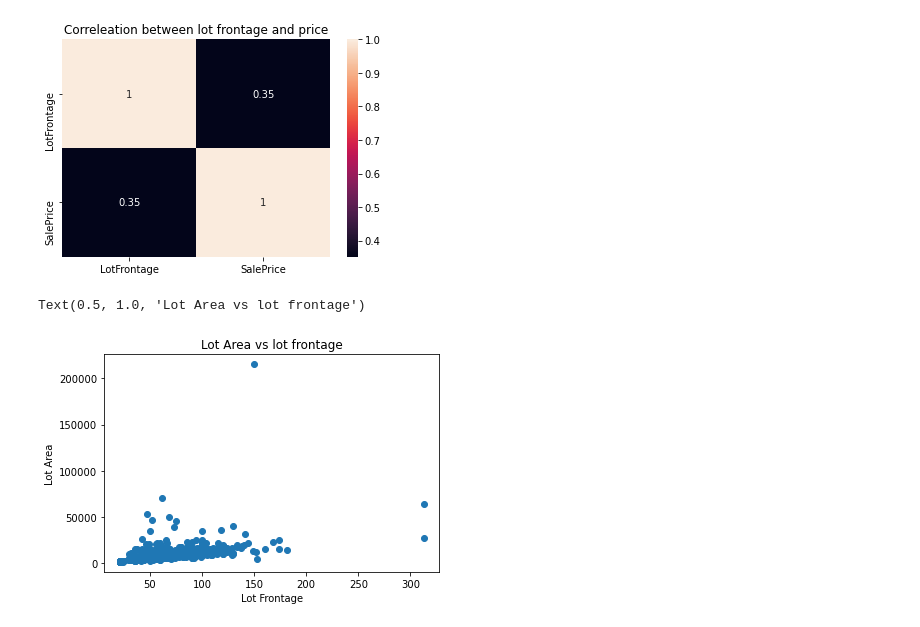
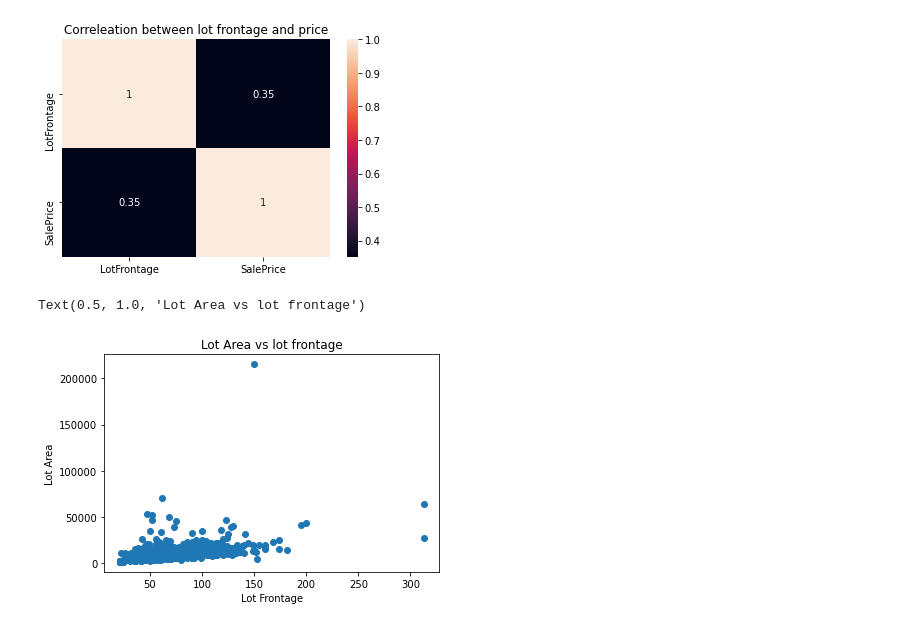
Before and after one commit to nehelmalhotra/Boston-Housing-Prices, a Jupyter notebook: Boston_price_prediction.ipynb, the cells around one changed output. Drawn from its saved outputs; the diff is of its cells as text; code cells hidden in the pictures.

```diff
--- a/Boston_price_prediction.ipynb
+++ b/Boston_price_prediction.ipynb
@@ -75,3 +105,7 @@ df_train
 drop_columns = ['Alley','PoolQC','Fence','MiscFeature']
 df_train.drop(drop_columns,axis = 1,inplace=True)
 df_test.drop(drop_columns,axis=1,inplace=True)
+# %%
+#Concatenate the two datasets together for cleaning and feature engineering
+df = pd.concat([df_train,df_test],axis=0,sort=False)
+df.reset_index(inplace=True,drop=True)
@@ -110,0 +136,5 @@ df_test.drop(['FireplaceQu'],axis=1,inplace=True)
+# %%
+#A lot of the columns have missing values because the input was NA which means that the feature was not avaialble. Therefore, these values can be filled with a string "None" as "no" is already used as a response
+
+fill_columns = ['BsmtQual','BsmtCond','BsmtExposure','BsmtFinType1','BsmtFinType2','GarageType','GarageFinish','GarageQual','GarageCond','FireplaceQu']
+df[fill_columns] = df[fill_columns].fillna("None")
@@ -110,0 +161,4 @@ df_test.drop(['FireplaceQu'],axis=1,inplace=True)
+# %%
+#It will be easier to conduct futher cleaning by splitting the data in numberical and categorial data
+object_df = df.select_dtypes(include=['object'])
+numerical_df =df.select_dtypes(exclude=['object'])
@@ -127,10 +198,12 @@ plt.title("Correleation between lot frontage and price")
 Text(0.5, 1.0, 'Correleation between lot frontage and price')
 [figure]
 # %%
-plt.scatter(df_train['LotFrontage'],df_train['LotArea'])
+#It might be beneficial to impute the values of lotfrontage based on another variable as opposed to using mean or median
+#In my opinion, lot frontage and area might be correleted
+plt.scatter(numerical_df['LotFrontage'],numerical_df['LotArea'])
 plt.xlabel("Lot Frontage")
 plt.ylabel("Lot Area")
 plt.title("Lot Area vs lot frontage")
 # %% [output]
 Text(0.5, 1.0, 'Lot Area vs lot frontage')
-[figure, old version]
+[figure, new version]
```
Also changed, not shown: parts of 65 cells of this notebook.
